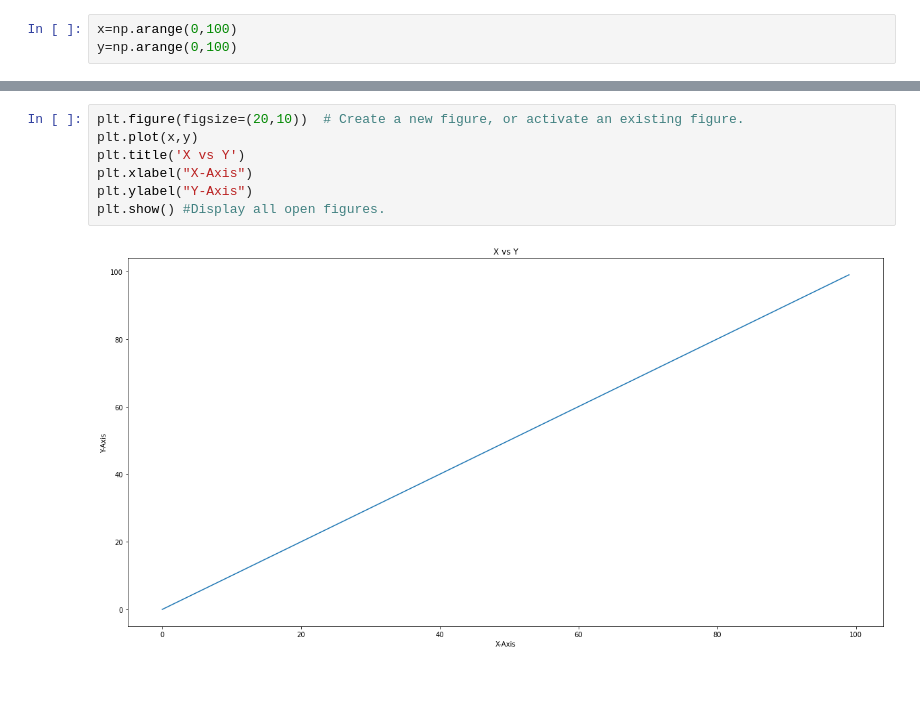
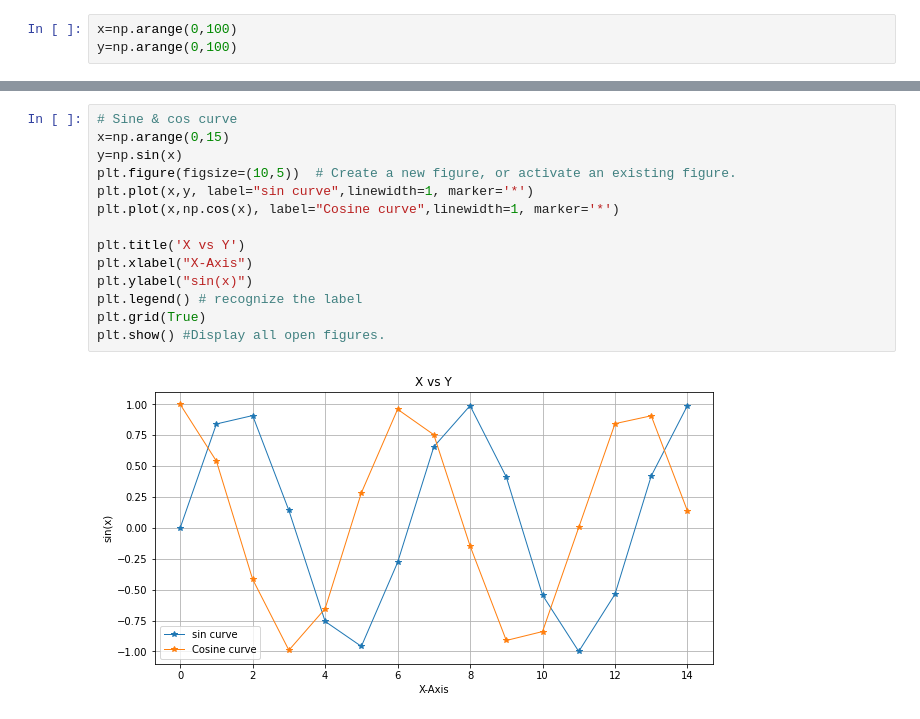
Before and after one commit to Rasel-25/Python, a Jupyter notebook: dataVisualization/eda.ipynb, the cells around one changed output, grey strips where cells are left out. Saved outputs shown, nothing was run; the diff lists cells and outputs as text; blank space fills up the shorter version.

```diff
--- a/dataVisualization/eda.ipynb
+++ b/dataVisualization/eda.ipynb
@@ -14,9 +28,16 @@ y=np.arange(0,100)
 # %%
-plt.figure(figsize=(20,10))  # Create a new figure, or activate an existing figure.
-plt.plot(x,y)
+# Sine & cos curve
+x=np.arange(0,15)
+y=np.sin(x)
+plt.figure(figsize=(10,5))  # Create a new figure, or activate an existing figure.
+plt.plot(x,y, label="sin curve",linewidth=1, marker='*')
+plt.plot(x,np.cos(x), label="Cosine curve",linewidth=1, marker='*')
+
 plt.title('X vs Y')
 plt.xlabel("X-Axis")
-plt.ylabel("Y-Axis")
+plt.ylabel("sin(x)")
+plt.legend() # recognize the label
+plt.grid(True)
 plt.show() #Display all open figures.
 # %% [output]
-[figure, old version]
+[figure, new version]
```
Also changed, not shown: parts of 2 cells of this notebook.
